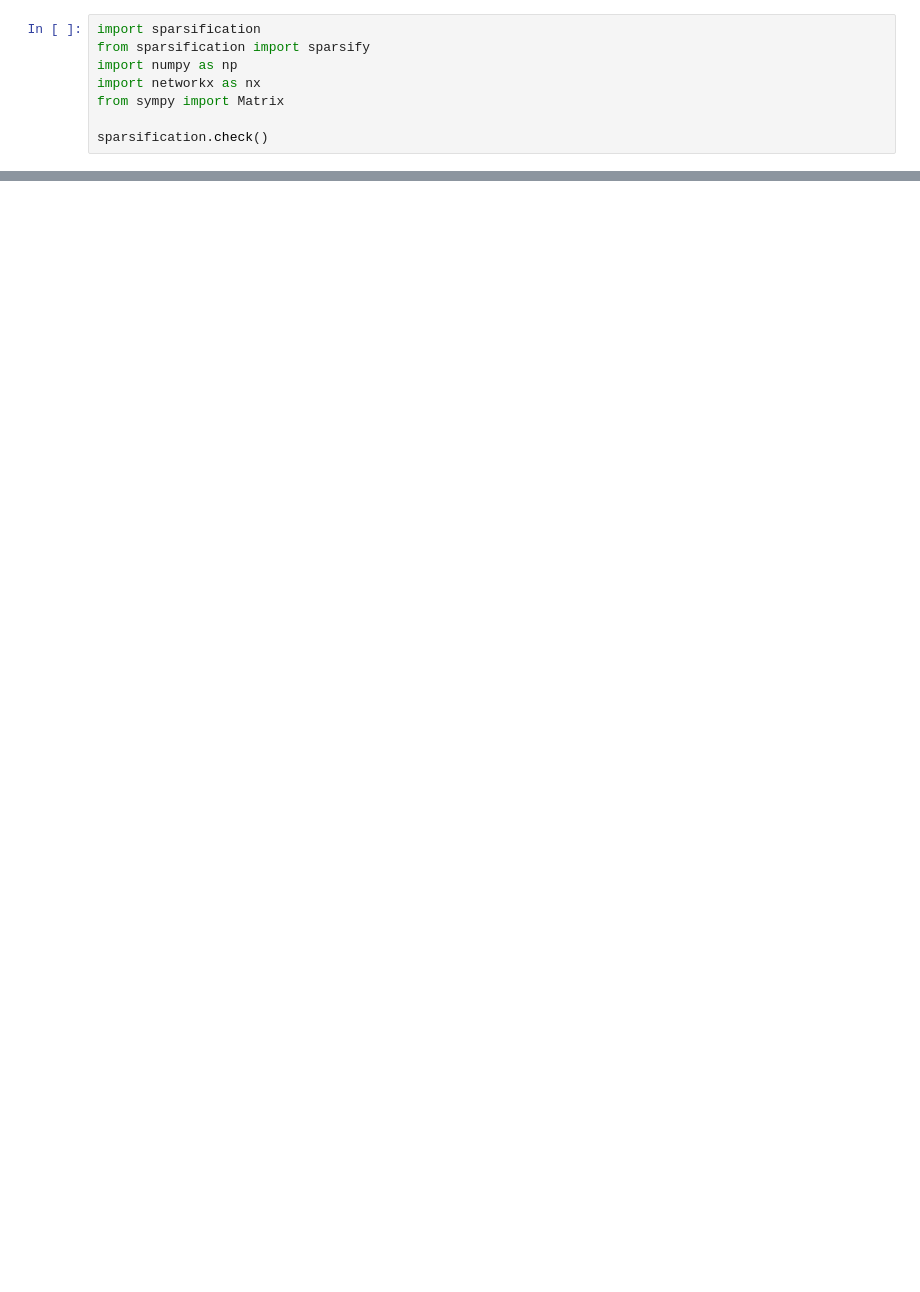
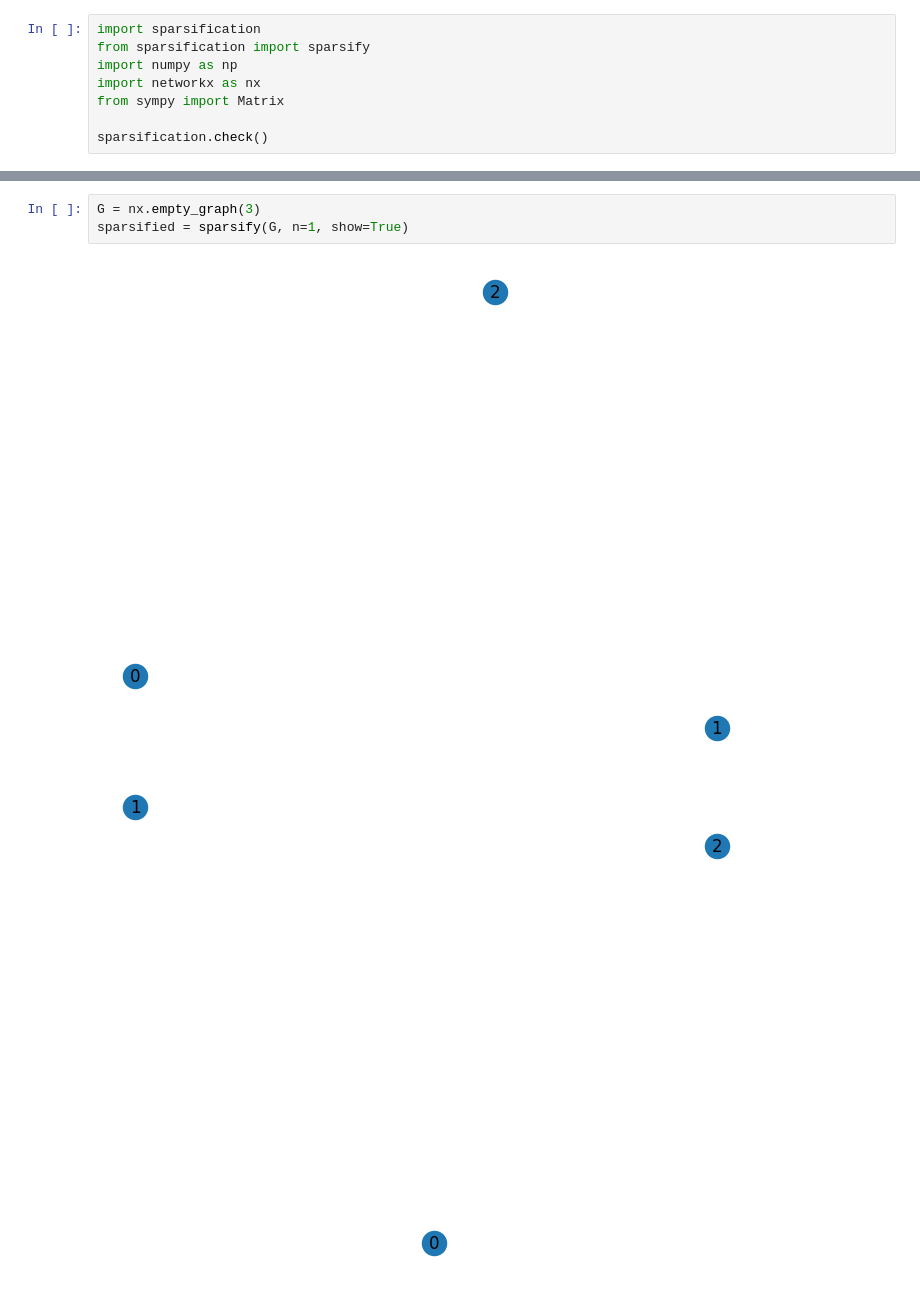
Before and after one commit to akamaaru/spectral-spasification, a Jupyter notebook: demo.ipynb, the cells around one changed output, grey strips where cells are left out. Drawn from its saved outputs; the diff is of its cells as text; blank space fills up the shorter version.

```diff
--- a/demo.ipynb
+++ b/demo.ipynb
@@ -42,0 +48,6 @@ sparsified = sparsify(G, show=True)
+# %%
+G = nx.empty_graph(3)
+sparsified = sparsify(G, n=1, show=True)
+# %% [output]
+[figure, added]
+[figure, added]
```
Also changed, not shown: parts of 12 cells of this notebook, 1 other file.
